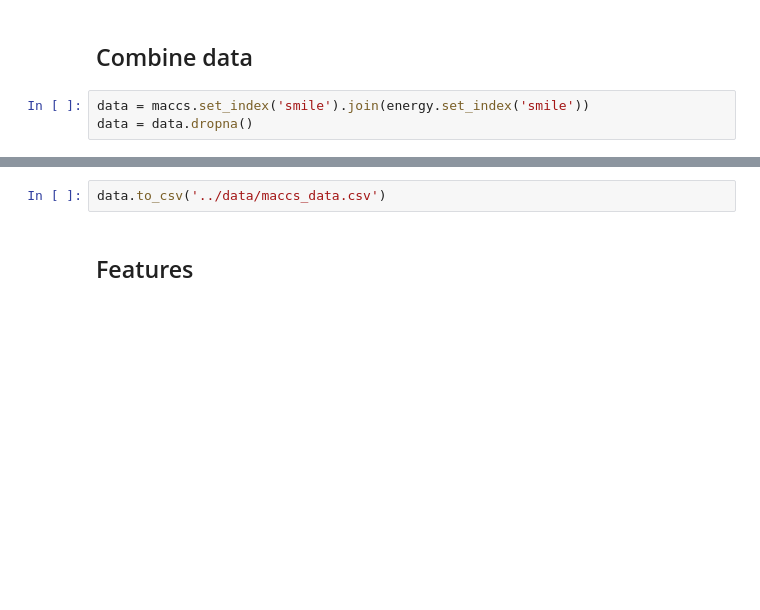
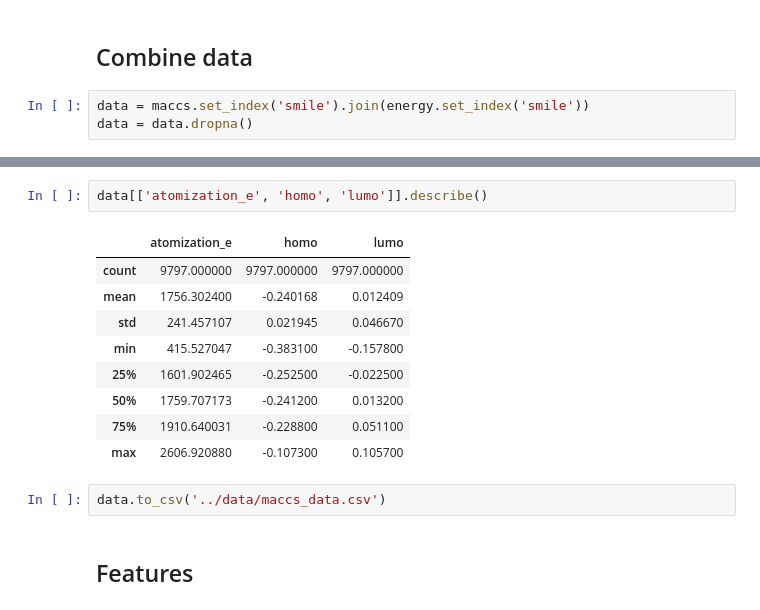
Before and after one commit to Top34051/foundry-model, a Jupyter notebook: codes/homo-lumo-ml.ipynb, the cells around one changed output, grey strips where cells are left out. Drawn from its saved outputs; the diff is of its cells as text; blank space fills up the shorter version.

Commit message:
larger data

```diff
--- a/codes/homo-lumo-ml.ipynb
+++ b/codes/homo-lumo-ml.ipynb
@@ -163,3 +152,15 @@ data.head()
+# %%
+data[['atomization_e', 'homo', 'lumo']].describe()
+# %% [output]
+|  | atomization_e | homo | lumo |
+| count | 9797.000000 | 9797.000000 | 9797.000000 |
+| mean | 1756.302400 | -0.240168 | 0.012409 |
+| std | 241.457107 | 0.021945 | 0.046670 |
+| min | 415.527047 | -0.383100 | -0.157800 |
+| 25% | 1601.902465 | -0.252500 | -0.022500 |
+| 50% | 1759.707173 | -0.241200 | 0.013200 |
+| 75% | 1910.640031 | -0.228800 | 0.051100 |
+| max | 2606.920880 | -0.107300 | 0.105700 |
 # %%
 data.to_csv('../data/maccs_data.csv')
 # %% [markdown]
```
Also changed, not shown: parts of 5 cells of this notebook, 1 other file.
